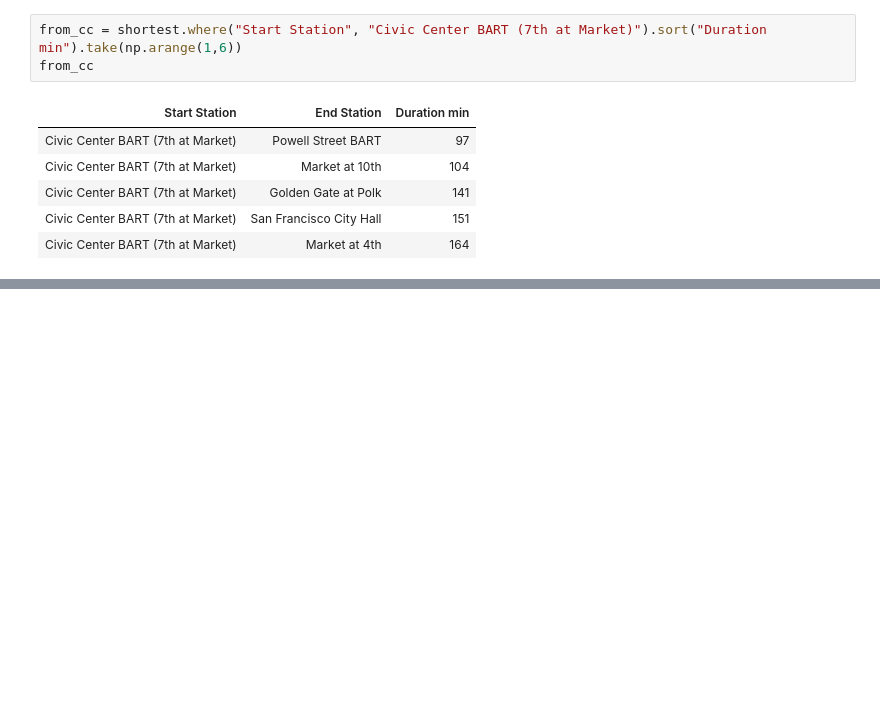
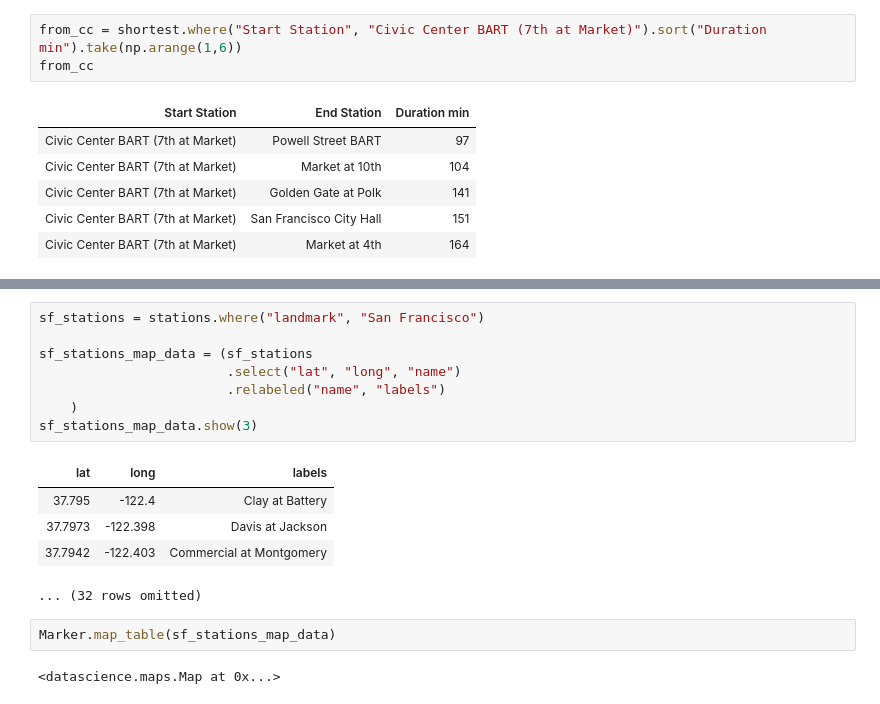
Before and after one commit to lochnes-007/Data8, a Jupyter notebook: 12-TableExamples.ipynb, the cells around one changed output, grey strips where cells are left out. Saved outputs shown, nothing was run; the diff lists cells and outputs as text; blank space fills up the shorter version.

Commit message:
done w Map Marker

```diff
--- a/12-TableExamples.ipynb
+++ b/12-TableExamples.ipynb
@@ -144,0 +161,18 @@ from_cc
+# %%
+sf_stations = stations.where("landmark", "San Francisco")
+
+sf_stations_map_data = (sf_stations
+                        .select("lat", "long", "name")
+                        .relabeled("name", "labels")
+    )
+sf_stations_map_data.show(3)
+# %% [output]
+| lat | long | labels |
+| 37.795 | -122.4 | Clay at Battery |
+| 37.7973 | -122.398 | Davis at Jackson |
+| 37.7942 | -122.403 | Commercial at Montgomery |
+... (32 rows omitted)
+# %%
+Marker.map_table(sf_stations_map_data)
+# %% [output]
+<datascience.maps.Map at 0x...>
```
Also changed, not shown: parts of 1 cell of this notebook.
